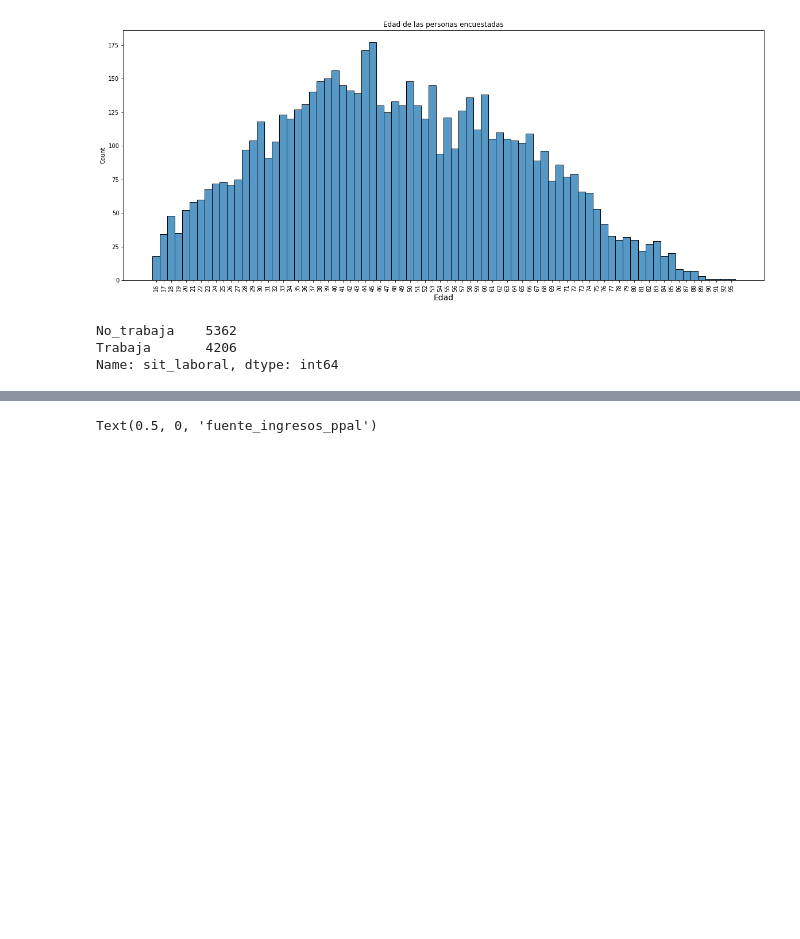
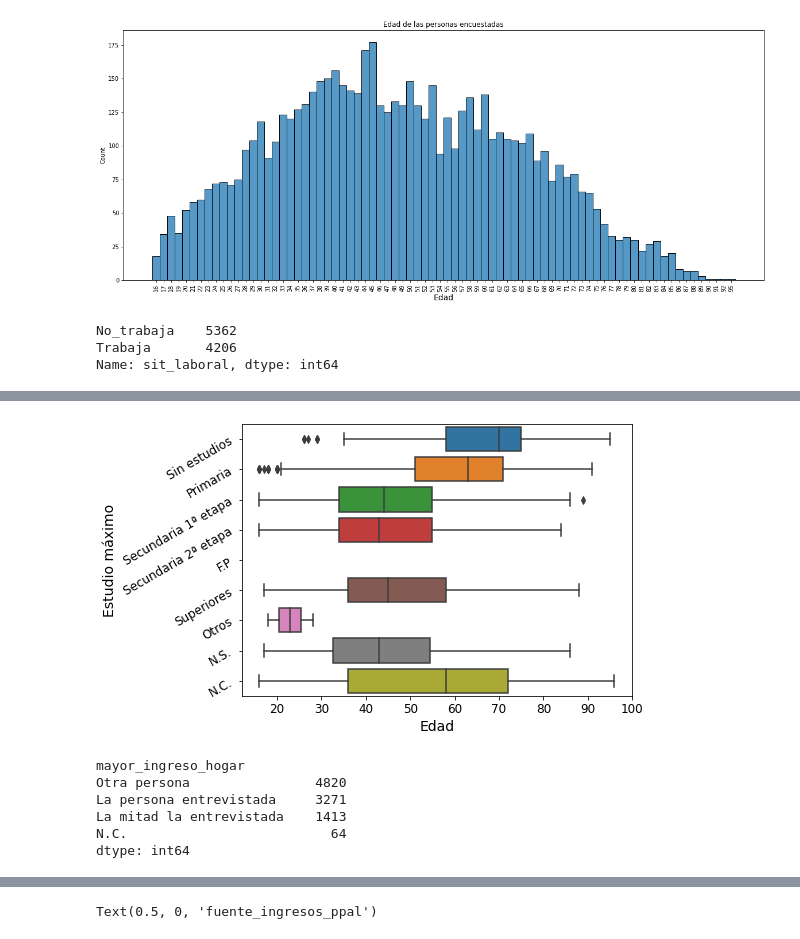
Before and after one commit to ivanafeldfeber/diplo-datos-mentoria, a Jupyter notebook: Mentoría - TP1 Análisis y Visualización de datos.ipynb, the cells around one changed output, grey strips where cells are left out. Saved outputs shown, nothing was run; the diff lists cells and outputs as text; code cells hidden in the pictures; blank space fills up the shorter version.

```diff
--- a/Mentoría - TP1 Análisis y Visualización de datos.ipynb
+++ b/Mentoría - TP1 Análisis y Visualización de datos.ipynb
@@ -331,0 +486,21 @@ Name: sit_laboral, dtype: int64
+# %%
+plt.figure(figsize=(7,5))
+
+sns.boxplot(data = df_vecon1, x='edad', y='estudios_max', order =orden_estudio)
+plt.ylabel('Estudio máximo', fontsize = 14)
+plt.xlabel('Edad', fontsize = 14)
+plt.yticks(rotation=30, size=12)
+plt.xticks(size=12)
+plt.ticklabel_format(style='plain', axis='x')
+plt.show()
+# %% [output]
+[figure, added]
+# %%
+df_vecon1[['mayor_ingreso_hogar']].value_counts()
+# %% [output]
+mayor_ingreso_hogar
+Otra persona                4820
+La persona entrevistada     3271
+La mitad la entrevistada    1413
+N.C.                          64
+dtype: int64
```
Also changed, not shown: parts of 60 cells of this notebook.
